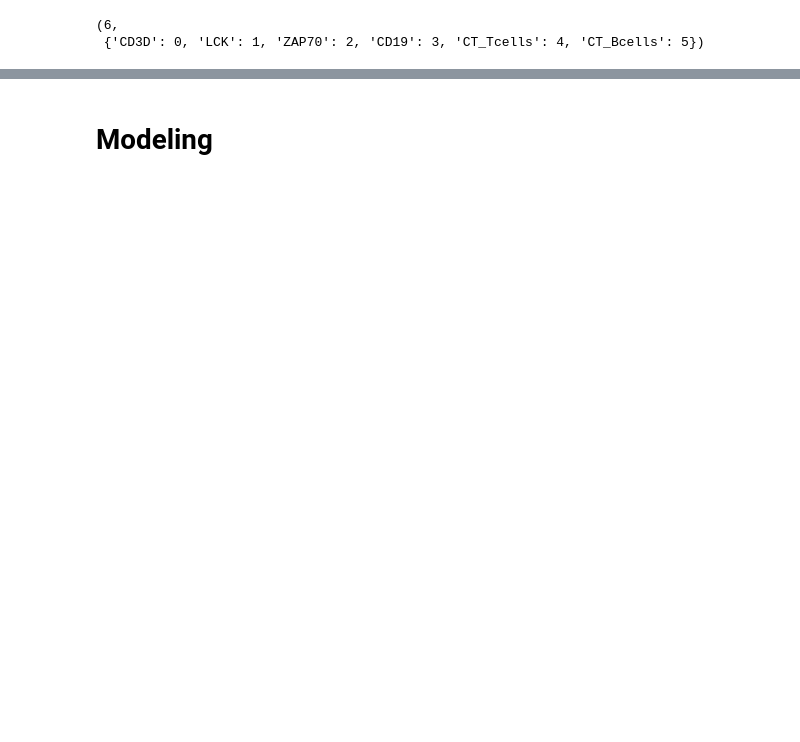
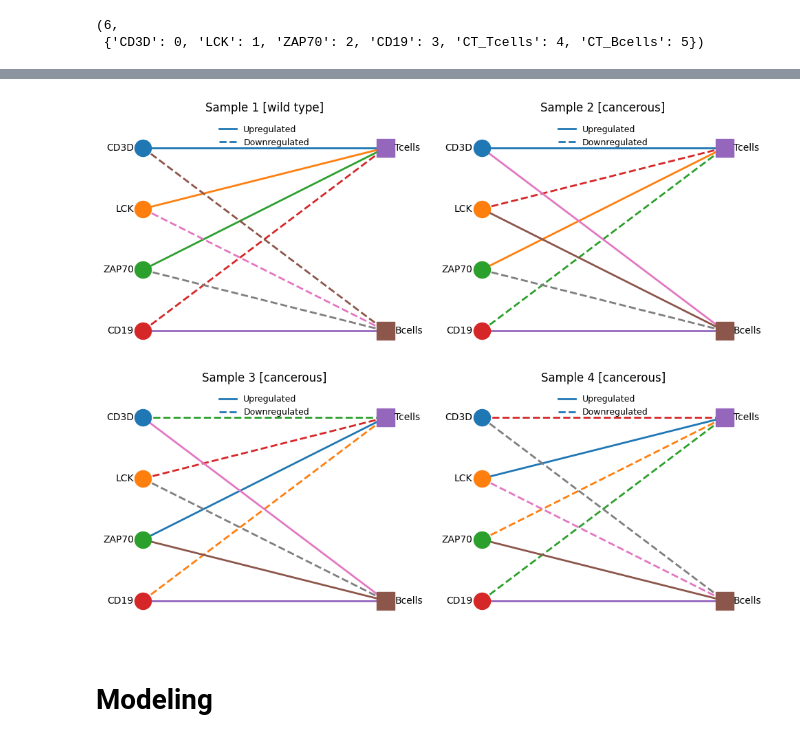
Before and after one commit to djemec/descriptive_notebooks, a Jupyter notebook: gnn_gcn_explainer.ipynb, the cells around one changed output, grey strips where cells are left out. Cells and saved outputs as stored; diff of their text form; code cells hidden in the pictures; blank space fills up the shorter version.

```diff
--- a/gnn_gcn_explainer.ipynb
+++ b/gnn_gcn_explainer.ipynb
@@ -45,19 +32,19 @@ wild_type = {
 
 cancerous = {
     'Tcells':{'up': ['CD3D','ZAP70'],'down': ['CD19','LCK']},
-    'Bcells':{'up': ['CD19','ZAP70'],'down': ['CD3D','LCK']},
+    'Bcells':{'up': ['CD19','LCK','CD3D'],'down': ['ZAP70']},
    # 'Macrophages':{'up': ['CSF1R'],'down': ['CD3D','MS4A1','CD19']},
 }
 
 cancerous_2 = {
     'Tcells':{'up': ['ZAP70'],'down': ['CD19','CD3D','LCK']},
-    'Bcells':{'up': ['CD19','ZAP70'],'down': ['CD3D','LCK']},
+    'Bcells':{'up': ['CD19','ZAP70','CD3D'],'down': ['LCK']},
    # 'Macrophages':{'up': ['CSF1R'],'down': ['CD3D','MS4A1','CD19']},
 }
 
 cancerous_3 = {
-    'Tcells':{'up': ['ZAP70','LCK'],'down': ['CD19','CD3D']},
-    'Bcells':{'up': ['LCK','ZAP70'],'down': ['CD19','CD3D']},
+    'Tcells':{'up': ['LCK'],'down': ['ZAP70','CD19','CD3D']},
+    'Bcells':{'up': ['CD19','ZAP70'],'down': ['LCK','CD3D']},
    # 'Macrophages':{'up': ['CSF1R'],'down': ['CD3D','MS4A1','CD19']},
 }
 # %%
@@ -227,3 +136,73 @@ plt.show()
+# %%
+def compute_positions(genes, cell_types):
+    # left column (genes), right column (cell types)
+    gx, cx = 0.1, 0.9
+    gy = list(range(len(genes)-1, -1, -1))  # top-to-bottom
+    if len(cell_types) > 1:
+        # spread CTs across same vertical span as genes
+        span = (len(genes)-1)
+        cy = [span * (1 - i/(len(cell_types)-1)) for i in range(len(cell_types))]
+    else:
+        cy = [(len(genes)-1)/2]
+    pos = {g:(gx, gy[i]) for i,g in enumerate(genes)}
+    pos.update({f"CT_{ct}":(cx, cy[j]) for j,ct in enumerate(cell_types)})
+    return pos
+
+def draw_sample(ax, spec, title, genes, cell_types):
+    pos = compute_positions(genes, cell_types)
+    # draw nodes
+    for i,g in enumerate(genes):
+        x,y = pos[g]
+        ax.scatter([x],[y], s=300, marker='o', zorder=3)
+        ax.text(x-0.03, y, g, va='center', ha='right', fontsize=10)
+    for ct in cell_types:
+        name = f"CT_{ct}"
+        x,y = pos[name]
+        ax.scatter([x],[y], s=350, marker='s', zorder=3)
+        ax.text(x+0.03, y, ct, va='center', ha='left', fontsize=10)
+    # draw edges: solid = upregulated (+1), dashed = downregulated (-1)
+    for ct in cell_types:
+        ct_name = f"CT_{ct}"
+        for g in spec[ct].get('up', []):
+            if g in genes:
+                x1,y1 = pos[g]; x2,y2 = pos[ct_name]
+                ax.plot([x1,x2],[y1,y2], linestyle='-', linewidth=2, zorder=2)
+        for g in spec[ct].get('down', []):
+            if g in genes:
+                x1,y1 = pos[g]; x2,y2 = pos[ct_name]
+                ax.plot([x1,x2],[y1,y2], linestyle='--', linewidth=2, zorder=2)
+
+    # aesthetics
+    ax.set_title(title)
+    ax.set_xlim(0.0, 1.0)
+    ys = list(range(len(genes)))
+    ax.set_ylim(-0.5, len(genes)-0.5)
+    ax.set_xticks([]); ax.set_yticks([])
+    for spine in ax.spines.values(): spine.set_visible(False)
+
+    # legend (solid=up, dashed=down)
+    from matplotlib.lines import Line2D
+    legend_lines = [
+        Line2D([0],[0], linestyle='-', linewidth=2, label='Upregulated'),
+        Line2D([0],[0], linestyle='--', linewidth=2, label='Downregulated'),
+    ]
+    ax.legend(handles=legend_lines, loc='upper center', frameon=False, fontsize=9)
+
+# ----- draw all four samples -----
+fig, axes = plt.subplots(2, 2, figsize=(10, 8))
+samples = [
+    ('Sample 1 [wild type]',    wild_type),
+    ('Sample 2 [cancerous]',    cancerous),
+    ('Sample 3 [cancerous]',  cancerous_2),
+    ('Sample 4 [cancerous]',  cancerous_3),
+]
+for ax, (name, spec) in zip(axes.ravel(), samples):
+    draw_sample(ax, spec, name, genes, cell_types)
+
+plt.tight_layout()
+plt.show()
+# %% [output]
+[figure, added]
 # %% [markdown]
 # Modeling
 # %% [markdown]
```
Also changed, not shown: parts of 168 cells of this notebook, 1 other file.
